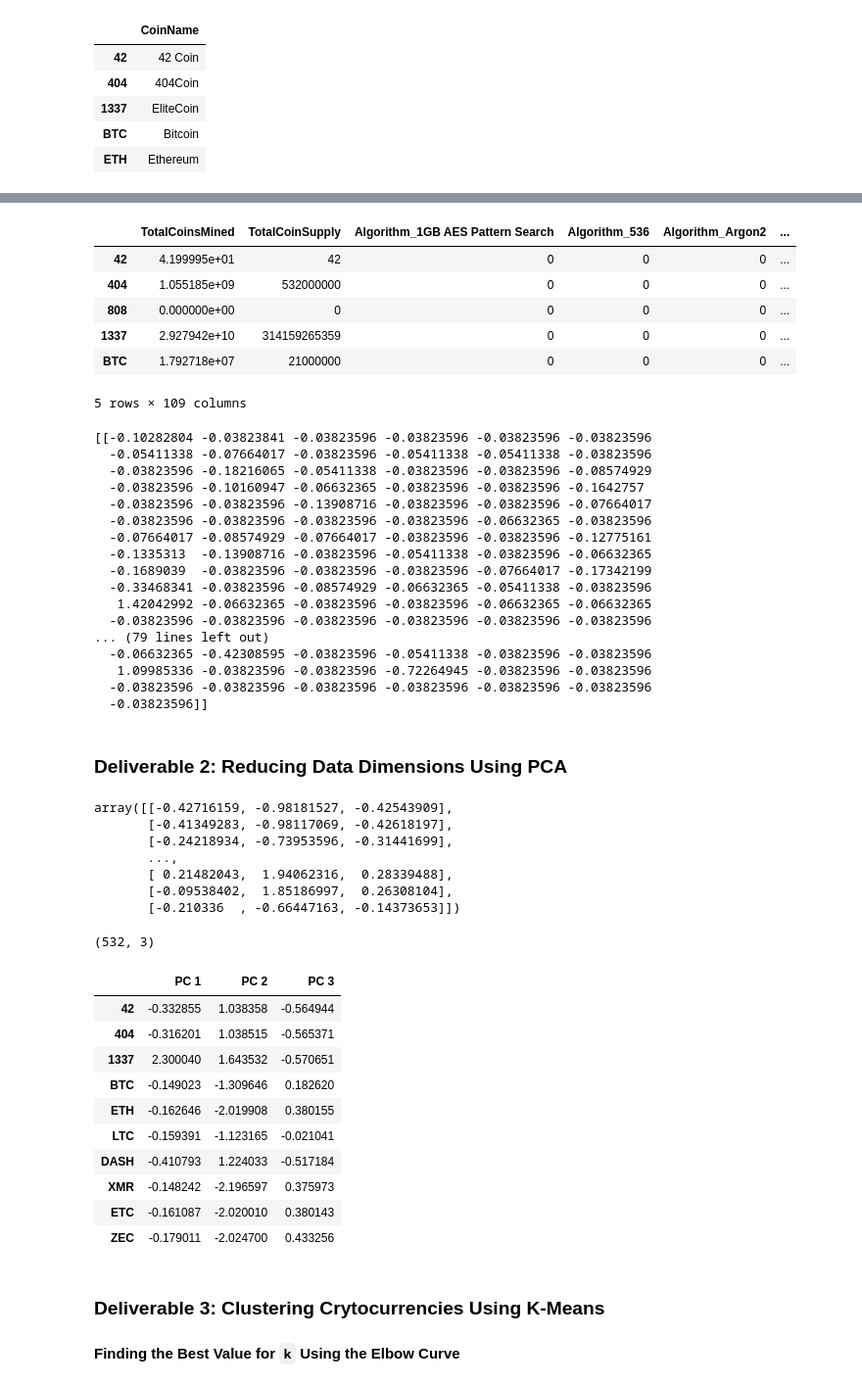
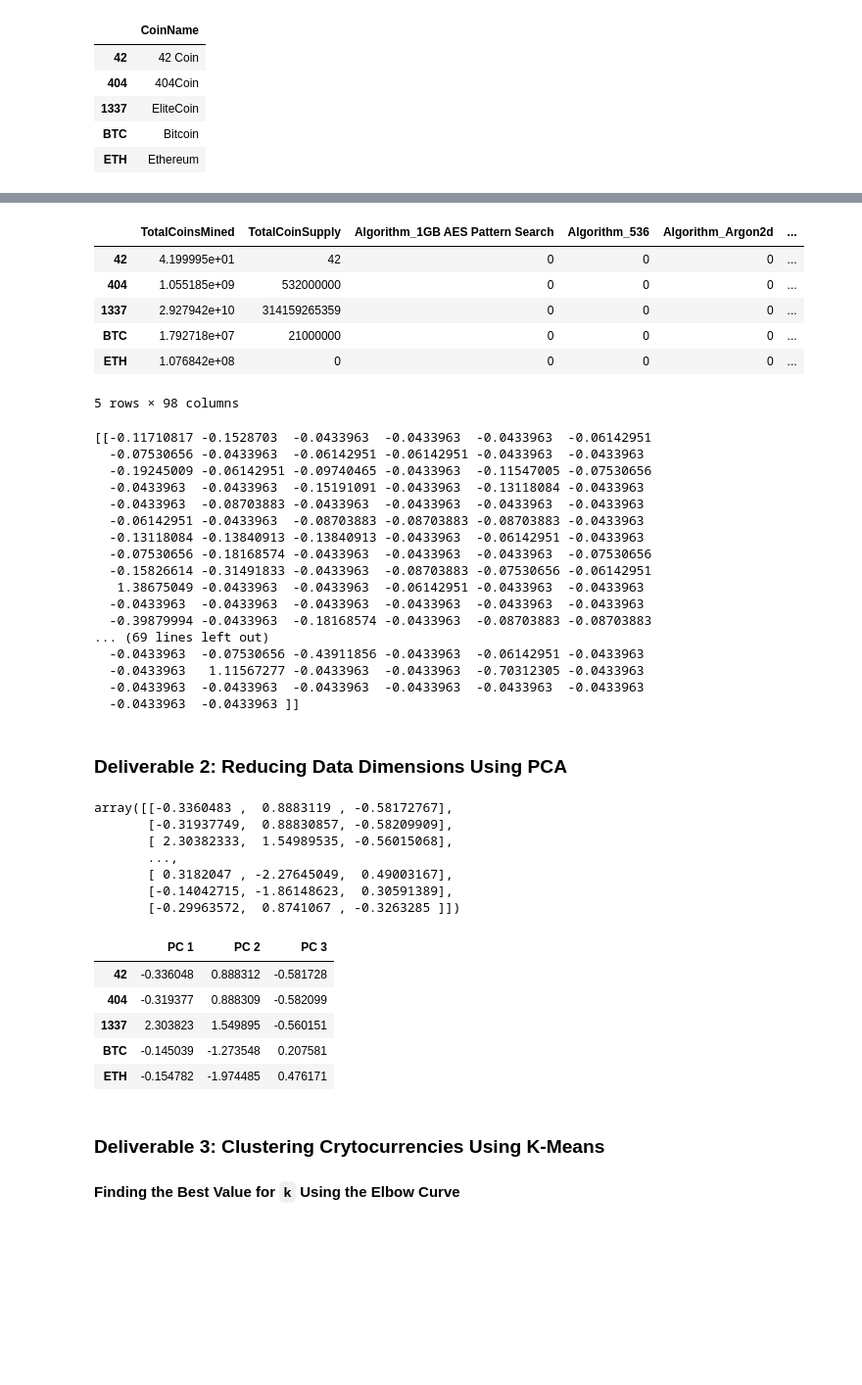
Before and after one commit to Bimala55/Cryptocurrencies, a Jupyter notebook: crypto_clustering.ipynb, the cells around one changed output, grey strips where cells are left out. Shown at 98% size. Cells and saved outputs as stored; diff of their text form; code cells hidden in the pictures; blank space fills up the shorter version.

```diff
--- a/crypto_clustering.ipynb
+++ b/crypto_clustering.ipynb
@@ -93,7 +93,7 @@ names_df.head()
 | ETH | Ethereum |
 # %%
 # Drop the 'CoinName' column since it's not going to be used on the clustering algorithm.
-crypto_drop_df = crypto_istrading_df.drop('CoinName', axis=1)
+crypto_drop_df = new_crypto_df.drop('CoinName', axis=1)
 crypto_drop_df.head()
 # %% [output]
 |  | Algorithm | ProofType | TotalCoinsMined | TotalCoinSupply |
@@ -107,35 +107,35 @@ crypto_drop_df.head()
 crypto_variables_df = pd.get_dummies(crypto_drop_df, columns=['Algorithm', 'ProofType'])
 crypto_variables_df.head()
 # %% [output]
-|  | TotalCoinsMined | TotalCoinSupply | Algorithm_1GB AES Pattern Search | Algorithm_536 | Algorithm_Argon2 | ... |
+|  | TotalCoinsMined | TotalCoinSupply | Algorithm_1GB AES Pattern Search | Algorithm_536 | Algorithm_Argon2d | ... |
 | 42 | 4.199995e+01 | 42 | 0 | 0 | 0 | ... |
 | 404 | 1.055185e+09 | 532000000 | 0 | 0 | 0 | ... |
-| 808 | 0.000000e+00 | 0 | 0 | 0 | 0 | ... |
 | 1337 | 2.927942e+10 | 314159265359 | 0 | 0 | 0 | ... |
 | BTC | 1.792718e+07 | 21000000 | 0 | 0 | 0 | ... |
+| ETH | 1.076842e+08 | 0 | 0 | 0 | 0 | ... |
-5 rows × 109 columns
+5 rows × 98 columns
 # %%
 # Standardize the data with StandardScaler().
 crypto_scaled = StandardScaler().fit_transform(crypto_variables_df)
 print(crypto_scaled[0:5])
 # %% [output]
-[[-0.10282804 -0.03823841 -0.03823596 -0.03823596 -0.03823596 -0.03823596
-  -0.05411338 -0.07664017 -0.03823596 -0.05411338 -0.05411338 -0.03823596
-  -0.03823596 -0.18216065 -0.05411338 -0.03823596 -0.03823596 -0.08574929
-  -0.03823596 -0.10160947 -0.06632365 -0.03823596 -0.03823596 -0.1642757
-  -0.03823596 -0.03823596 -0.13908716 -0.03823596 -0.03823596 -0.07664017
-  -0.03823596 -0.03823596 -0.03823596 -0.03823596 -0.06632365 -0.03823596
-  -0.07664017 -0.08574929 -0.07664017 -0.03823596 -0.03823596 -0.12775161
-  -0.1335313  -0.13908716 -0.03823596 -0.05411338 -0.03823596 -0.06632365
-  -0.1689039  -0.03823596 -0.03823596 -0.03823596 -0.07664017 -0.17342199
-  -0.33468341 -0.03823596 -0.08574929 -0.06632365 -0.05411338 -0.03823596
-   1.42042992 -0.06632365 -0.03823596 -0.03823596 -0.06632365 -0.06632365
-  -0.03823596 -0.03823596 -0.03823596 -0.03823596 -0.03823596 -0.03823596
-... (79 lines left out)
-  -0.06632365 -0.42308595 -0.03823596 -0.05411338 -0.03823596 -0.03823596
-   1.09985336 -0.03823596 -0.03823596 -0.72264945 -0.03823596 -0.03823596
-  -0.03823596 -0.03823596 -0.03823596 -0.03823596 -0.03823596 -0.03823596
-  -0.03823596]]
+[[-0.11710817 -0.1528703  -0.0433963  -0.0433963  -0.0433963  -0.06142951
+  -0.07530656 -0.0433963  -0.06142951 -0.06142951 -0.0433963  -0.0433963
+  -0.19245009 -0.06142951 -0.09740465 -0.0433963  -0.11547005 -0.07530656
+  -0.0433963  -0.0433963  -0.15191091 -0.0433963  -0.13118084 -0.0433963
+  -0.0433963  -0.08703883 -0.0433963  -0.0433963  -0.0433963  -0.0433963
+  -0.06142951 -0.0433963  -0.08703883 -0.08703883 -0.08703883 -0.0433963
+  -0.13118084 -0.13840913 -0.13840913 -0.0433963  -0.06142951 -0.0433963
+  -0.07530656 -0.18168574 -0.0433963  -0.0433963  -0.0433963  -0.07530656
+  -0.15826614 -0.31491833 -0.0433963  -0.08703883 -0.07530656 -0.06142951
+   1.38675049 -0.0433963  -0.0433963  -0.06142951 -0.0433963  -0.0433963
+  -0.0433963  -0.0433963  -0.0433963  -0.0433963  -0.0433963  -0.0433963
+  -0.39879994 -0.0433963  -0.18168574 -0.0433963  -0.08703883 -0.08703883
+... (69 lines left out)
+  -0.0433963  -0.07530656 -0.43911856 -0.0433963  -0.06142951 -0.0433963
+  -0.0433963   1.11567277 -0.0433963  -0.0433963  -0.70312305 -0.0433963
+  -0.0433963  -0.0433963  -0.0433963  -0.0433963  -0.0433963  -0.0433963
+  -0.0433963  -0.0433963 ]]
 # %% [markdown]
 ### Deliverable 2: Reducing Data Dimensions Using PCA
 # %%
@@ -144,29 +144,25 @@ pca = PCA(n_components=3)
 crypto_pca = pca.fit_transform(crypto_scaled)
 crypto_pca
 # %% [output]
-array([[-0.42716159, -0.98181527, -0.42543909],
-       [-0.41349283, -0.98117069, -0.42618197],
-       [-0.24218934, -0.73953596, -0.31441699],
+array([[-0.3360483 ,  0.8883119 , -0.58172767],
+       [-0.31937749,  0.88830857, -0.58209909],
+       [ 2.30382333,  1.54989535, -0.56015068],
        ...,
-       [ 0.21482043,  1.94062316,  0.28339488],
-       [-0.09538402,  1.85186997,  0.26308104],
-       [-0.210336  , -0.66447163, -0.14373653]])
+       [ 0.3182047 , -2.27645049,  0.49003167],
+       [-0.14042715, -1.86148623,  0.30591389],
+       [-0.29963572,  0.8741067 , -0.3263285 ]])
 # %%
 # Create a DataFrame with the three principal components.
-df_
+crypto_pcs_df = pd.DataFrame(
+        data=crypto_pca, columns=["PC 1", "PC 2", "PC 3"], index = crypto_variables_df.index)
+crypto_pcs_df.head()
 # %% [output]
-(532, 3)
 |  | PC 1 | PC 2 | PC 3 |
-| 42 | -0.332855 | 1.038358 | -0.564944 |
-| 404 | -0.316201 | 1.038515 | -0.565371 |
-| 1337 | 2.300040 | 1.643532 | -0.570651 |
-| BTC | -0.149023 | -1.309646 | 0.182620 |
-| ETH | -0.162646 | -2.019908 | 0.380155 |
-| LTC | -0.159391 | -1.123165 | -0.021041 |
-| DASH | -0.410793 | 1.224033 | -0.517184 |
-| XMR | -0.148242 | -2.196597 | 0.375973 |
-| ETC | -0.161087 | -2.020010 | 0.380143 |
-| ZEC | -0.179011 | -2.024700 | 0.433256 |
+| 42 | -0.336048 | 0.888312 | -0.581728 |
+| 404 | -0.319377 | 0.888309 | -0.582099 |
+| 1337 | 2.303823 | 1.549895 | -0.560151 |
+| BTC | -0.145039 | -1.273548 | 0.207581 |
+| ETH | -0.154782 | -1.974485 | 0.476171 |
 # %% [markdown]
 ### Deliverable 3: Clustering Crytocurrencies Using K-Means
 
```
Also changed, not shown: parts of 1 cell of this notebook.
